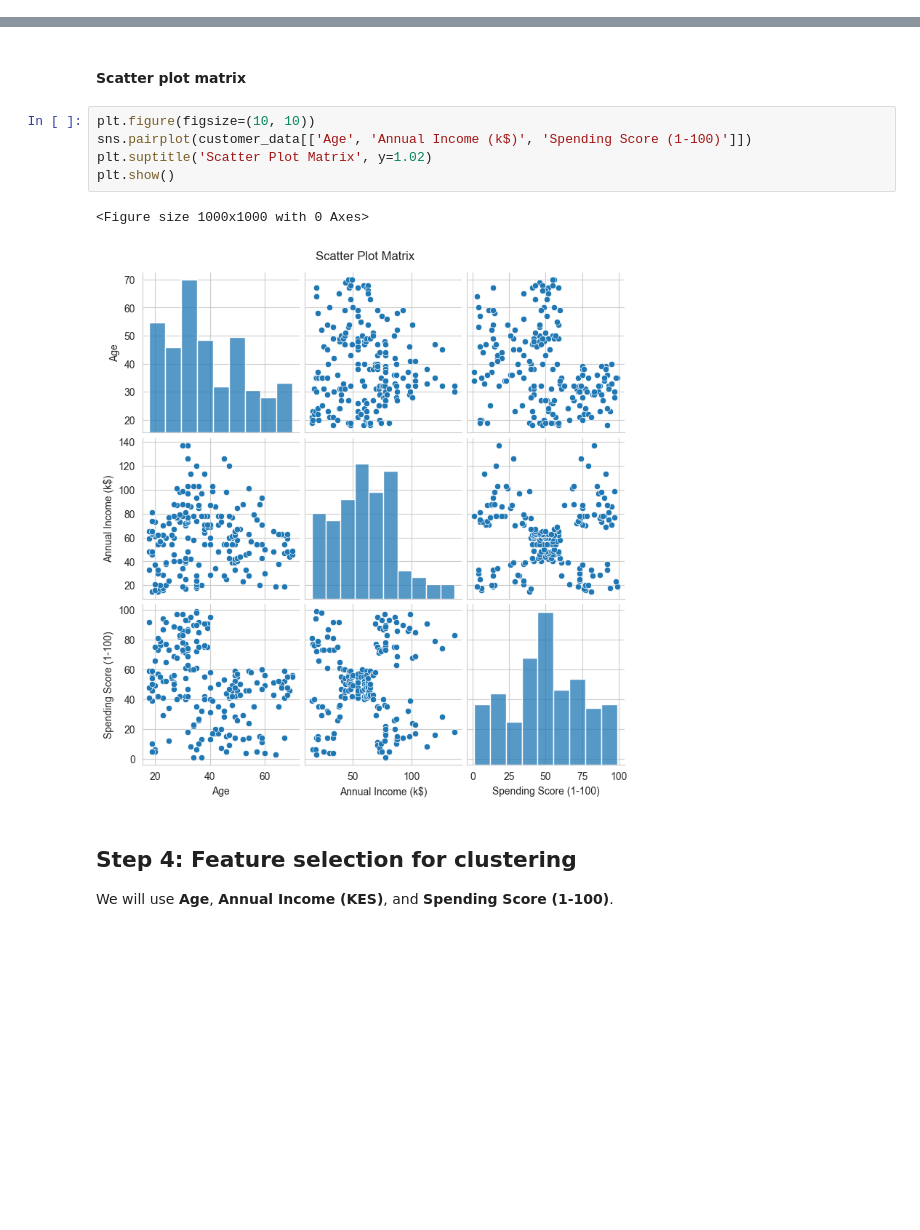
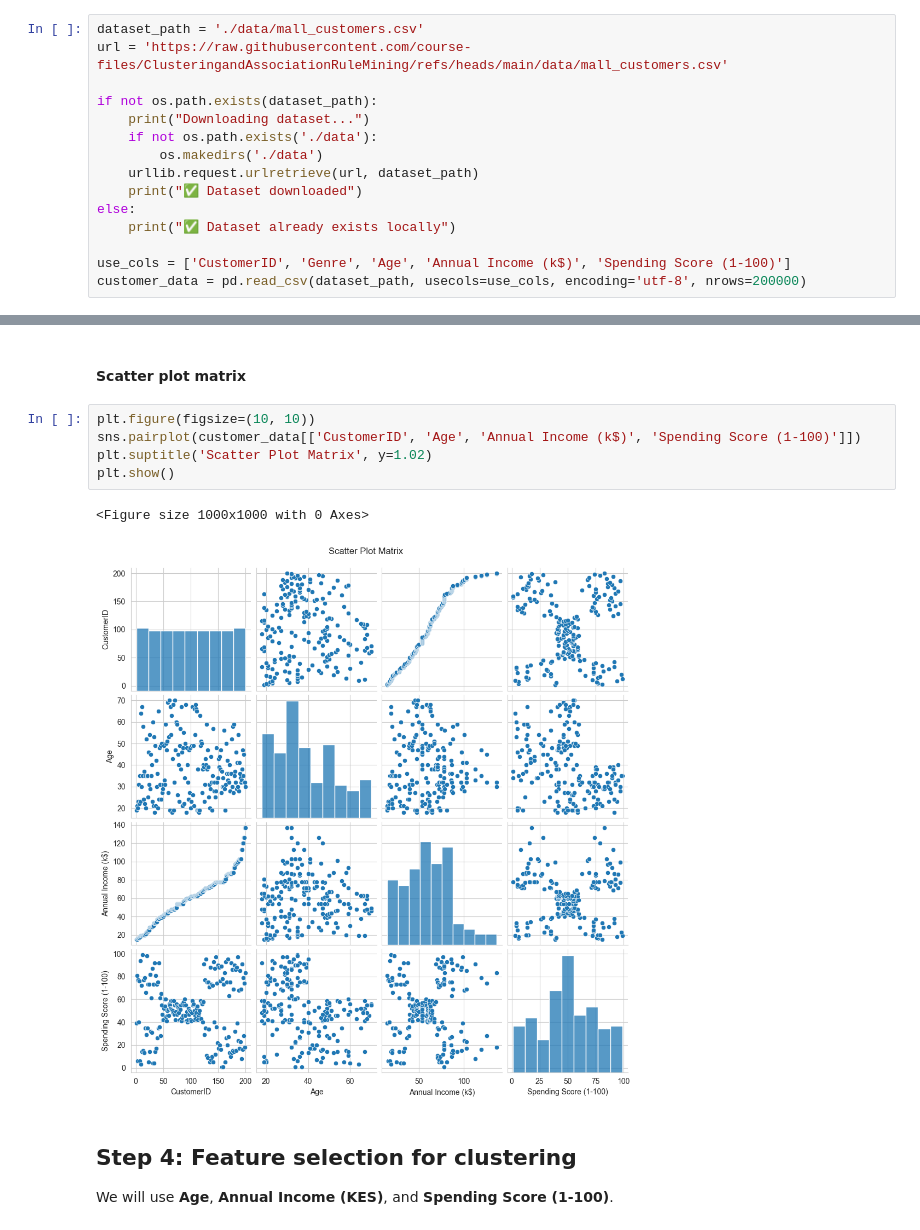
Before and after one commit to course-files/ClusteringandAssociationRuleMining, a Jupyter notebook: 6_kmeans_clustering.ipynb, the cells around one changed output, grey strips where cells are left out. Drawn from its saved outputs; the diff is of its cells as text; blank space fills up the shorter version.

```diff
--- a/6_kmeans_clustering.ipynb
+++ b/6_kmeans_clustering.ipynb
@@ -69,0 +97,15 @@ customer_data = pd.read_csv(url)
+# %%
+dataset_path = './data/mall_customers.csv'
+url = 'https://raw.githubusercontent.com/course-files/ClusteringandAssociationRuleMining/refs/heads/main/data/mall_customers.csv'
+
+if not os.path.exists(dataset_path):
+    print("Downloading dataset...")
+    if not os.path.exists('./data'):
+        os.makedirs('./data')
+    urllib.request.urlretrieve(url, dataset_path)
+    print("✅ Dataset downloaded")
+else:
+    print("✅ Dataset already exists locally")
+
+use_cols = ['CustomerID', 'Genre', 'Age', 'Annual Income (k$)', 'Spending Score (1-100)']
+customer_data = pd.read_csv(dataset_path, usecols=use_cols, encoding='utf-8', nrows=200000)
@@ -323,12 +392,12 @@ plt.show()
 #### Scatter plot matrix
 # %%
 plt.figure(figsize=(10, 10))
-sns.pairplot(customer_data[['Age', 'Annual Income (k$)', 'Spending Score (1-100)']])
+sns.pairplot(customer_data[['CustomerID', 'Age', 'Annual Income (k$)', 'Spending Score (1-100)']])
 plt.suptitle('Scatter Plot Matrix', y=1.02)
 plt.show()
 # %% [output]
 <Figure size 1000x1000 with 0 Axes>
-[figure, old version]
+[figure, new version]
 # %% [markdown]
 ## Step 4: Feature selection for clustering
 We will use **Age**, **Annual Income (KES)**, and **Spending Score (1‑100)**.
```
Also changed, not shown: parts of 20 cells of this notebook, 1 other file.
